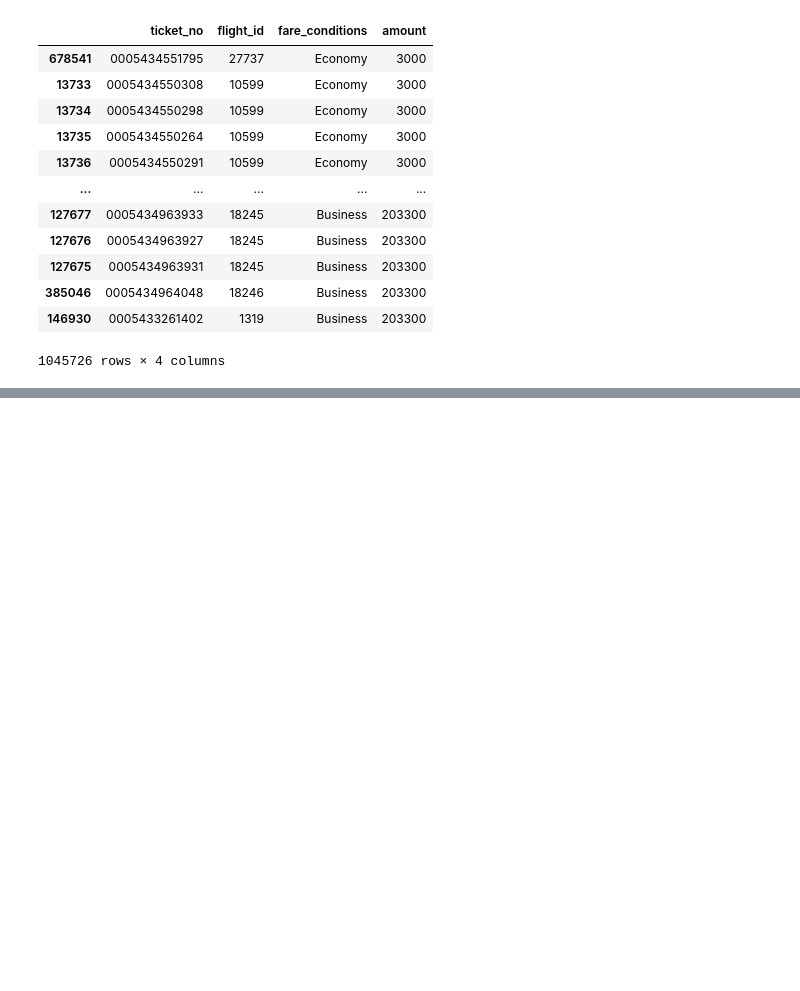
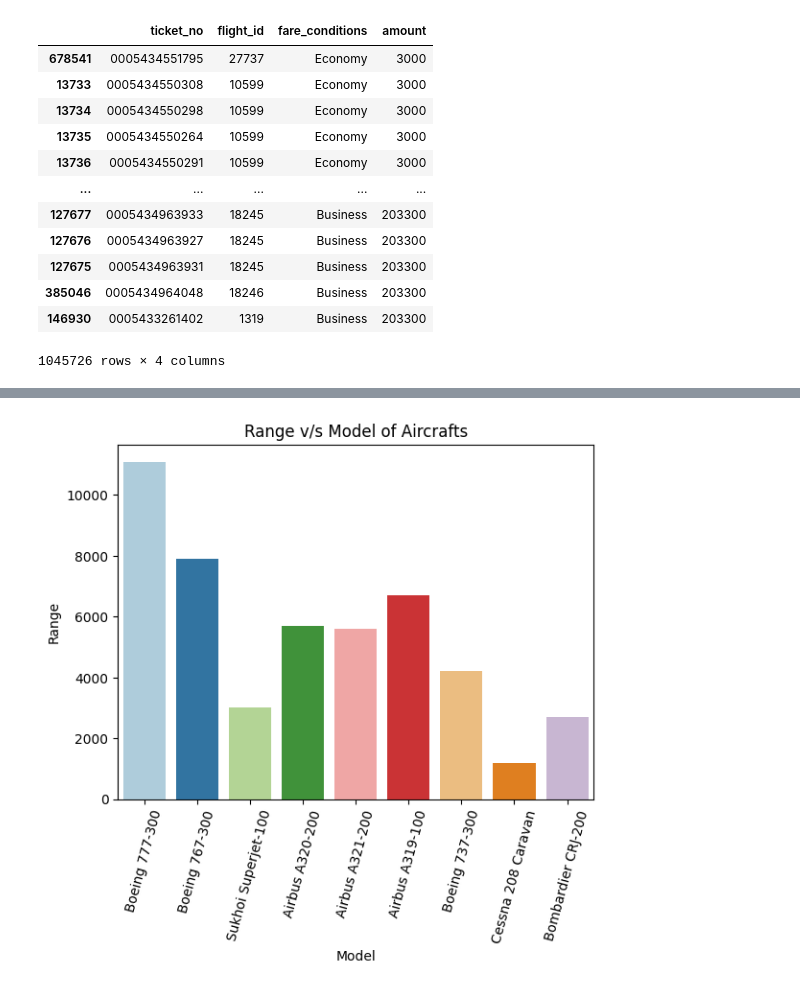
Before and after one commit to satyam1256/Airlines, a Jupyter notebook: file.ipynb, the cells around one changed output, grey strips where cells are left out. Drawn from its saved outputs; the diff is of its cells as text; code cells hidden in the pictures; blank space fills up the shorter version.

Commit message:
Updated Airlines Booking Data Analysis

```diff
--- a/file.ipynb
+++ b/file.ipynb
@@ -251,0 +284,11 @@ ticket_flights.sort_values(by = 'amount', ascending = True)
+# %%
+# Set an awesome color combination
+colors = ['#FF5733', '#33FF57', '#5733FF', '#FF57F2', '#F2FF57', '#57F2FF', '#FF5733', '#33FF57', '#5733FF']
+sns.barplot(x = 'model', y = 'range', data = aircrafts_data , palette='Paired')
+plt.xlabel('Model')
+plt.ylabel('Range')
+plt.xticks(rotation = 75)
+plt.title('Range v/s Model of Aircrafts')
+plt.show()
+# %% [output]
+[figure, added]
```
Also changed, not shown: parts of 15 cells of this notebook, 2 other files.
